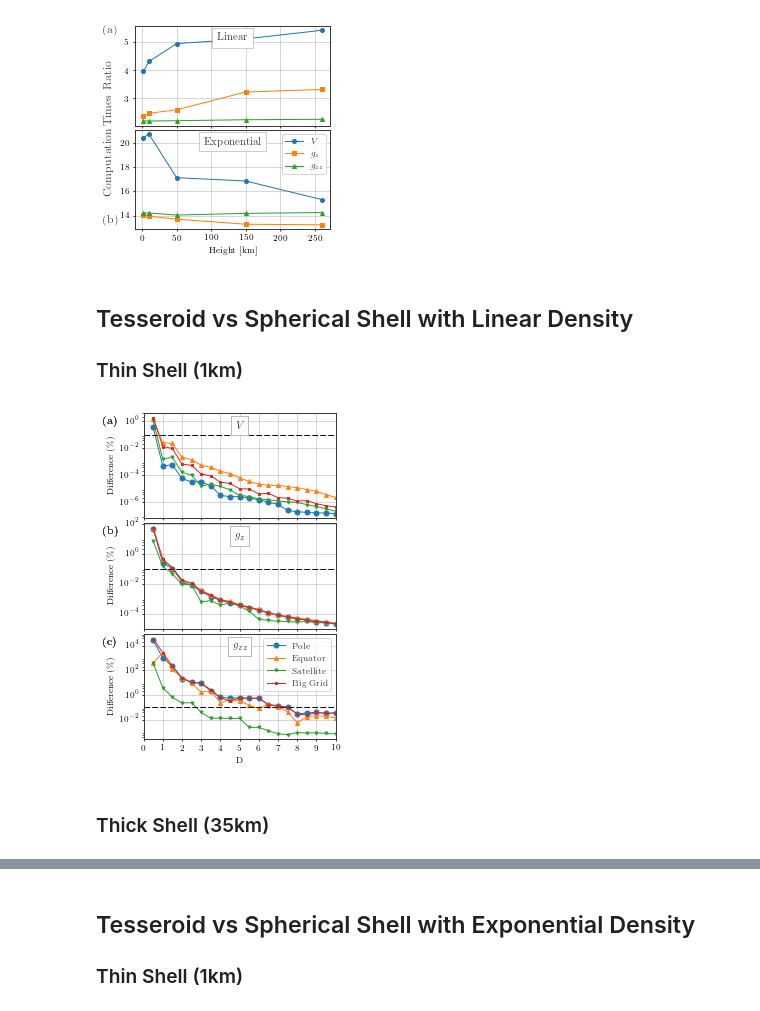
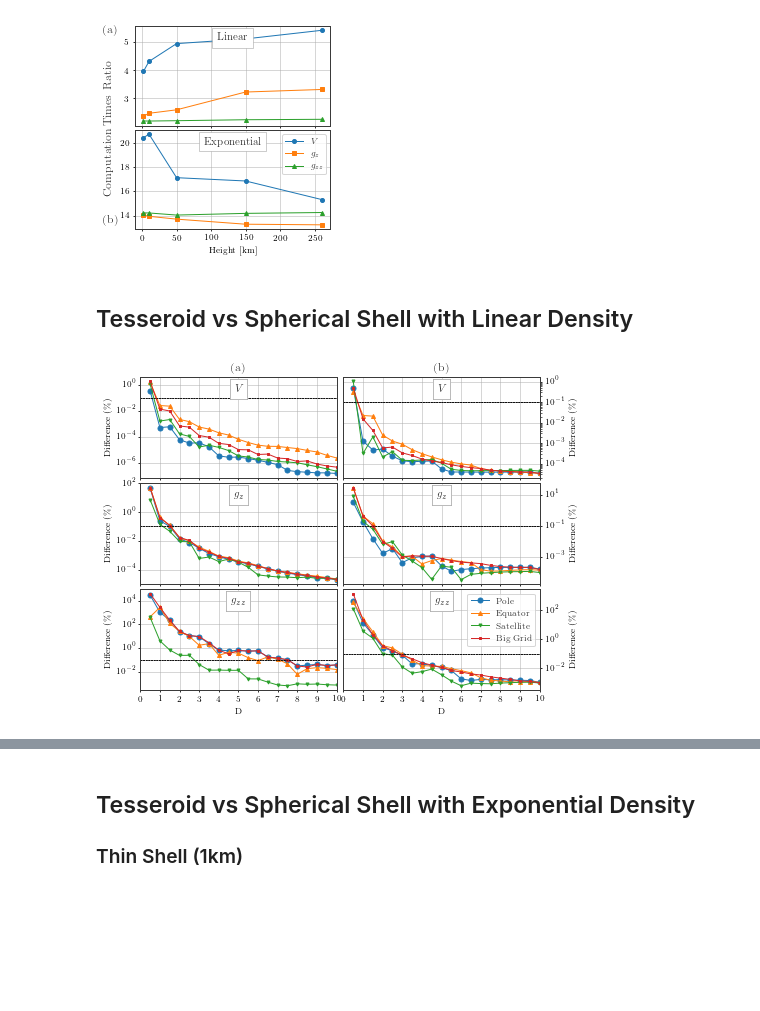
Before and after one commit to pinga-lab/tesseroid-variable-density, a Jupyter notebook: code/notebooks/08-plot-figures.ipynb, the cells around one changed output, grey strips where cells are left out. Drawn from its saved outputs; the diff is of its cells as text; code cells hidden in the pictures; blank space fills up the shorter version.

```diff
--- a/code/notebooks/08-plot-figures.ipynb
+++ b/code/notebooks/08-plot-figures.ipynb
@@ -79,8 +79,8 @@ while True:
 # %%
 heights = np.linspace(bottom, top, 101)
 fig, axes = plt.subplots(1, len(subsets),
-                         figsize=(8, 2.2),
-                         sharex=True, sharey=True)
+                         figsize=(6.66, 2),
+                         sharey=True)
 labels = ["(a)", "(b)", "(c)", "(d)"]
 divisions = np.array([top, bottom])
 
@@ -145,14 +145,16 @@ for ax, label in zip(axes, labels):
             verticalalignment="center",
             transform=ax.transAxes)
     ax.set_xlabel("Depth [m]")
+    ax.set_xticks([-3e4, -2e4, -1e4, 0])
+    ax.ticklabel_format(style='sci', axis='x', scilimits=(0, 0))
 
 axes[-1].legend((line1[0], line3[0], line2[0], dots[0]),
                 ("Normalised density",
                  "Straight Line",
                  "Maximum difference",
                  "Discretization points"),
-                fontsize="x-small",
-                loc=(0.03, 0.42))
+                fontsize="xx-small",
+                loc=(0.02, 0.48))
 
 plt.tight_layout(pad=1, h_pad=0, w_pad=0)
 plt.savefig("../../manuscript/figures/" +
@@ -235,9 +237,14 @@ plt.show()
 [figure]
 # %% [markdown]
 ## Tesseroid vs Spherical Shell with Linear Density
-
-### Thin Shell (1km)
 # %%
+# Figure setup
+fig, all_axes = plt.subplots(nrows=3, ncols=2,
+                             sharex=True)
+fig.set_size_inches((6.66, 5))
+fig.subplots_adjust(hspace=0)
+
+# Thin Shell
 grids = ['pole', 'equator', '260km', '30deg']
 fields = 'potential gz gzz'.split()
 styles = ['-o', '-^', '-v', '-s']
@@ -245,43 +252,80 @@ msize = [5, 4, 3, 2]
 colors = ['C' + str(i) for i in range(4)]
 labels = [r'Pole', r'Equator', r'Satellite', r'Big Grid']
 titles = '$V$ $g_z$ $g_{zz}$'.split()
-subfigure = '(a) (b) (c)'.split()
 
-fig, axes = plt.subplots(nrows=len(fields), ncols=1, sharex=True)
-fig.set_size_inches((3.33, 5))
-fig.subplots_adjust(hspace=0)
-for ax, field, title, sub in zip(axes, fields, titles, subfigure):
+axes = [ax[0] for ax in all_axes]
+for ax, field, title in zip(axes, fields, titles):
     for grid, style, c, label, ms in zip(grids, styles, colors, labels, msize):
         diffs = np.load('results/linear-D/' + field + '-' + grid + '-thin-differences.npz')
         D_values, diff = diffs['D_values'], diffs['diffs']
         ax.plot(D_values, diff, style, markersize=ms,
                 color=c, label=label)
-        ax.text(-0.21, 0.9, sub, fontsize=12,
-                fontdict={'weight': 'bold'},
-                transform=ax.transAxes)
         ax.text(0.5, 0.88, title, fontsize=11,
                 horizontalalignment='center',
                 verticalalignment='center',
                 bbox={'facecolor': 'w',
                       'edgecolor': '#9b9b9b',
                       'linewidth': 0.5, 'pad': 5},
                 transform=ax.transAxes)
         ax.plot([0, 10], [1e-1, 1e-1], '--',
                 color='k', linewidth=0.5)
         ax.set_yscale('log')
         ax.set_yticks(ax.get_yticks()[2:-2])
         ax.set_ylabel('Difference (\%)')
         ax.grid(True, linewidth=0.5, color='#aeaeae')
         ax.set_axisbelow(True)
 ax = axes[-1]
 ax.set_xlabel(r"D")
 ax.set_xlim(0, 10)
 ax.set_xticks(np.arange(0, 11, 1))
+axes[0].set_title('(a)')
+# ax.legend()
+# plt.tight_layout(pad=0.3, h_pad=0, w_pad=0)
+# plt.savefig('../manuscript/figures/linear-D-thin.pdf')
+# plt.show()
+
+
+# Thick Shell
+grids = ['pole', 'equator', '260km', '30deg']
+fields = 'potential gz gzz'.split()
+styles = ['-o', '-^', '-v', '-s']
+msize = [5, 4, 3, 2]
+colors = ['C' + str(i) for i in range(4)]
+labels = [r'Pole', r'Equator', r'Satellite', r'Big Grid']
+titles = '$V$ $g_z$ $g_{zz}$'.split()
+
+axes = [ax[1] for ax in all_axes]
+for ax, field, title in zip(axes, fields, titles):
+    for grid, style, c, label, ms in zip(grids, styles, colors, labels, msize):
+        diffs = np.load('results/linear-D/' + field + '-' + grid + '-thick-differences.npz')
+        D_values, diff = diffs['D_values'], diffs['diffs']
+        ax.plot(D_values, diff, style, markersize=ms,
+                color=c, label=label)
+        ax.text(0.5, 0.88, title, fontsize=11,
+                horizontalalignment='center',
+                verticalalignment='center',
+                bbox={'facecolor': 'w',
+                      'edgecolor': '#9b9b9b',
+                      'linewidth': 0.5, 'pad': 5},
+                transform=ax.transAxes)
+        ax.plot([0, 10], [1e-1, 1e-1], '--',
+                color='k', linewidth=0.5)
+        ax.set_yscale('log')
+        ax.yaxis.tick_right()
+        ax.yaxis.set_label_position('right')
+        ax.set_yticks(ax.get_yticks()[2:-2])
+        ax.set_ylabel('Difference (\%)')
+        ax.grid(True, linewidth=0.5, color='#aeaeae')
+        ax.set_axisbelow(True)
+ax = axes[-1]
+ax.set_xlabel(r"D")
+ax.set_xlim(0, 10)
+ax.set_xticks(np.arange(0, 11, 1))
 ax.legend()
+axes[0].set_title('(b)')
+
 plt.tight_layout(pad=0.3, h_pad=0, w_pad=0)
-plt.savefig('../manuscript/figures/linear-D-thin.pdf')
+plt.savefig('../../manuscript/figures/linear-D.pdf')
 plt.show()
 # %% [output]
-[figure, old version]
+[figure, new version]
-# %% [markdown]
-### Thick Shell (35km)
```
Also changed, not shown: parts of 2 cells of this notebook, 3 other files.
